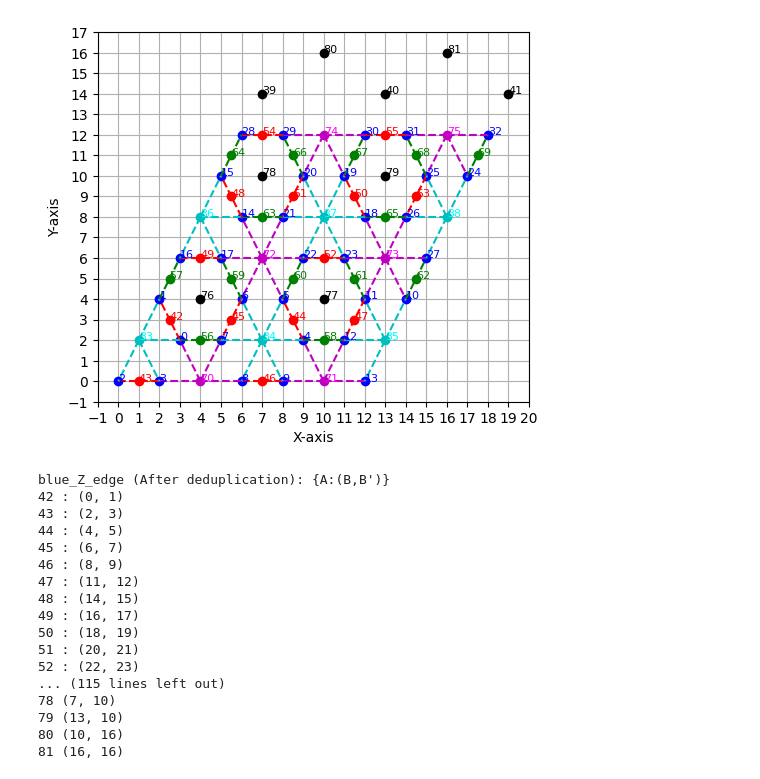
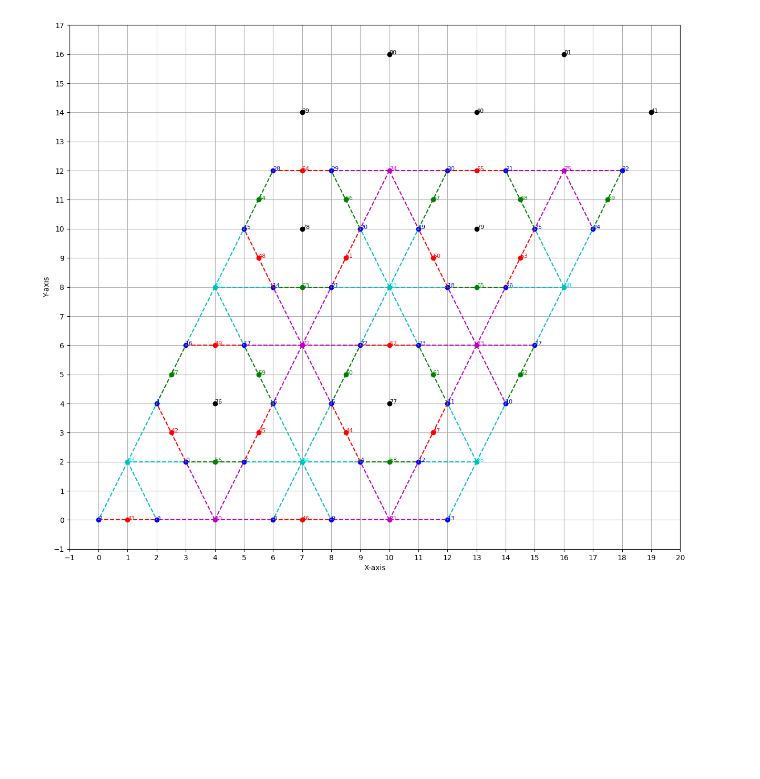
Before and after one commit to yugahirai/invention, a Jupyter notebook: stim/unfolding_color_code_3.ipynb, the cells around one changed output. Saved outputs shown, nothing was run; the diff lists cells and outputs as text; code cells hidden in the pictures; blank space fills up the shorter version.

```diff
--- a/stim/unfolding_color_code_3.ipynb
+++ b/stim/unfolding_color_code_3.ipynb
@@ -2337,7 +267,8 @@ green_X_face = {A: v for A,v in green_X_face.items() if len(v) > 2}
 # blue_Z_faceは特に指定なし（必要なら同様にフィルタリング可能）
 
 # プロット
-fig, ax = plt.subplots()
+# プロット
+fig, ax = plt.subplots(figsize=(15, 15))  # サイズを幅15、高さ15に設定
 
 # data_qubitsは青
 for i,(x,y) in data_qubit_dict.items():
@@ -2384,77 +315,34 @@ for A_index, data_list in blue_Z_face.items():
 
 # green_X_face(シアン)
 for A_index, data_list in green_X_face.items():
     xA,yA = all_qubits_dict[A_index]
     ax.plot(xA, yA, 'co')
     ax.text(xA, yA, str(A_index), color='cyan', fontsize=8)
     for d_i in data_list:
         xd, yd = data_qubit_dict[d_i]
         ax.plot([xA, xd],[yA, yd],'c--')
 
 ax.set_aspect('equal', adjustable='box')
 ax.set_xlabel('X-axis')
 ax.set_ylabel('Y-axis')
 ax.grid(True)
 
 x_min, x_max = ax.get_xlim()
 y_min, y_max = ax.get_ylim()
 
 x_min = int(x_min) - 1
 x_max = int(x_max) + 1
 y_min = int(y_min) - 1
 y_max = int(y_max) + 1
 
 ax.set_xlim(x_min, x_max)
 ax.set_ylim(y_min, y_max)
 ax.set_xticks(range(int(x_min), int(x_max)+1))
 ax.set_yticks(range(int(y_min), int(y_max)+1))
 
 plt.show()
-
-print("blue_Z_edge (After deduplication): {A:(B,B')}")
-for A,(B,Bp) in blue_Z_edge.items():
-    print(A,":", (B,Bp))
-
-print("green_X_edge (After deduplication): {A:(B,B')}")
-for A,v in green_X_edge.items():
-    print(A,":", v)
-
-print("blue_Z_face ((4,0,n)で生成されたアンシラのみ処理, 並び替え後):")
-for A,data_tuple in blue_Z_face.items():
-    print(A, ":", data_tuple)
-
-print("green_X_face (並び替え後・2個以下削除済み):")
-for A,data_tuple in green_X_face.items():
-    print(A, ":", data_tuple)
-
-print("Total Qubits after deduplication and addition:", len(all_qubits_dict))
-
-print("\ndata_qubit_dict:")
-for k,v in data_qubit_dict.items():
-    print(k, v)
-
-print("\nancilla_qubit_dict (including newly added ancillas):")
-for k,v in ancilla_qubit_dict.items():
-    print(k, v)
 # %% [output]
-[figure, old version]
+[figure, new version]
-blue_Z_edge (After deduplication): {A:(B,B')}
-42 : (0, 1)
-43 : (2, 3)
-44 : (4, 5)
-45 : (6, 7)
-46 : (8, 9)
-47 : (11, 12)
-48 : (14, 15)
-49 : (16, 17)
-50 : (18, 19)
-51 : (20, 21)
-52 : (22, 23)
-... (115 lines left out)
-78 (7, 10)
-79 (13, 10)
-80 (10, 16)
-81 (16, 16)
 # %%
 def invert_y_sign(dictionary):
     return {key: (x, -y) for key, (x, y) in dictionary.items()}
```
Also changed, not shown: parts of 10 cells of this notebook, 6 other files.
